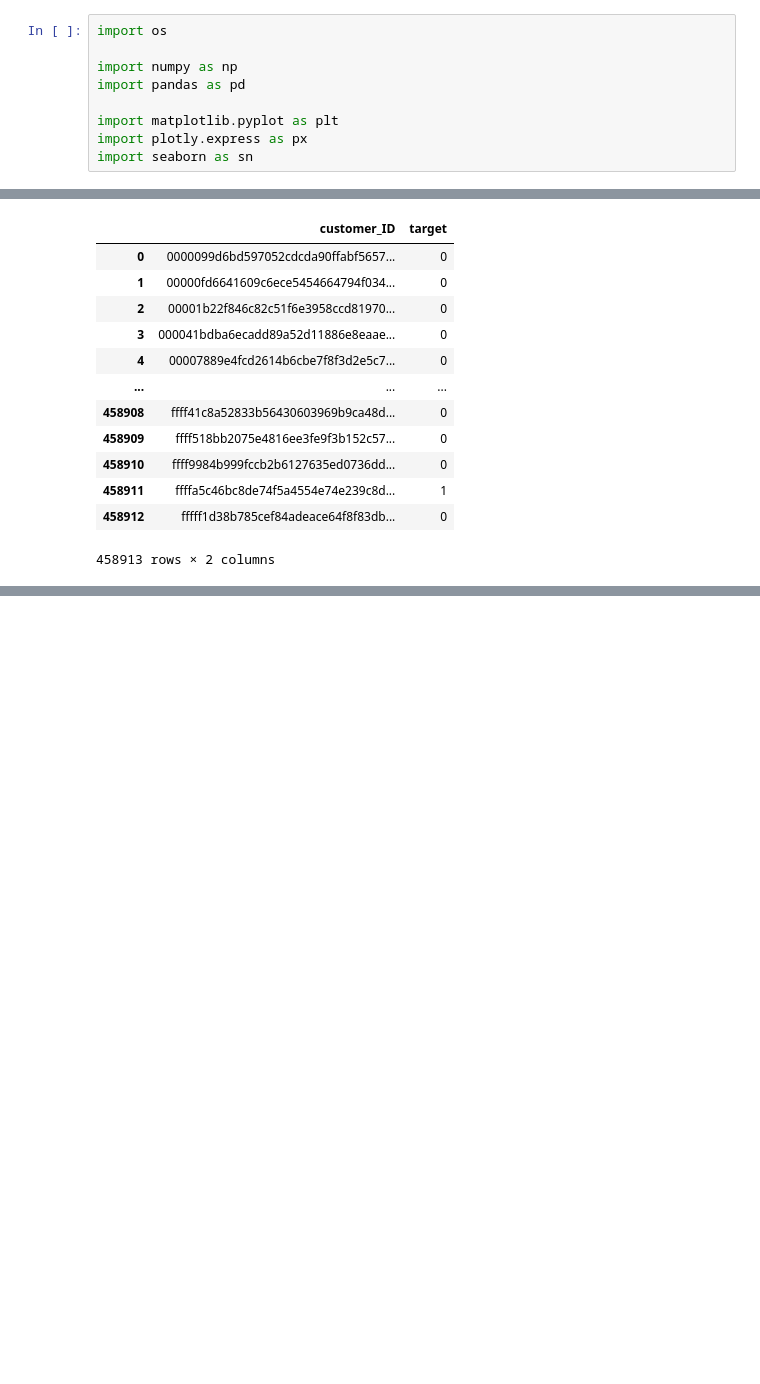
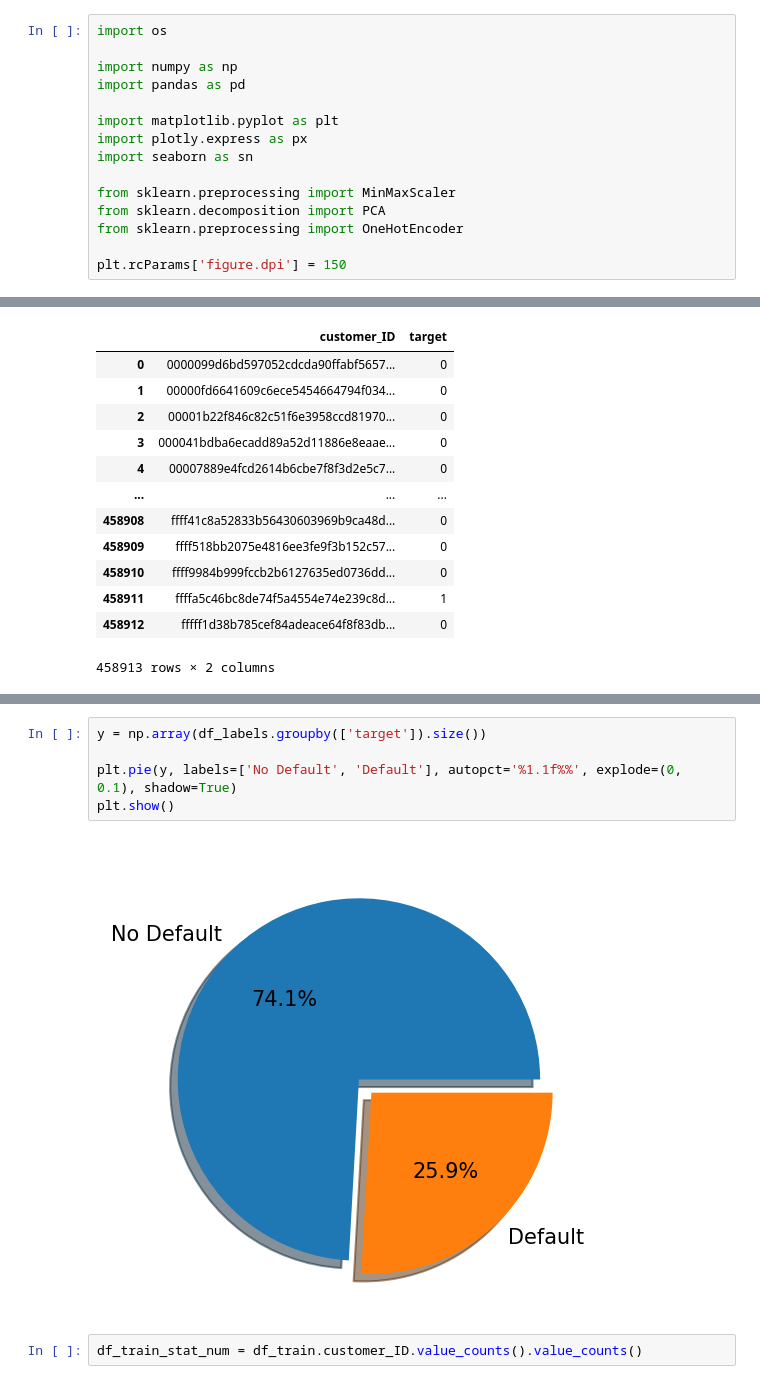
Before and after one commit to kreativeai/American-Express-Default-Prediction, a Jupyter notebook: src/EDA.ipynb, the cells around one changed output, grey strips where cells are left out. Drawn from its saved outputs; the diff is of its cells as text; blank space fills up the shorter version.

```diff
--- a/src/EDA.ipynb
+++ b/src/EDA.ipynb
@@ -7,3 +7,9 @@ import pandas as pd
 import matplotlib.pyplot as plt
 import plotly.express as px
 import seaborn as sn
+
+from sklearn.preprocessing import MinMaxScaler
+from sklearn.decomposition import PCA
+from sklearn.preprocessing import OneHotEncoder
+
+plt.rcParams['figure.dpi'] = 150
@@ -215,0 +122,9 @@ df_null[df_null[
+# %%
+y = np.array(df_labels.groupby(['target']).size())
+
+plt.pie(y, labels=['No Default', 'Default'], autopct='%1.1f%%', explode=(0, 0.1), shadow=True)
+plt.show()
+# %% [output]
+[figure, added]
+# %%
+df_train_stat_num = df_train.customer_ID.value_counts().value_counts()
```
Also changed, not shown: parts of 18 cells of this notebook.
